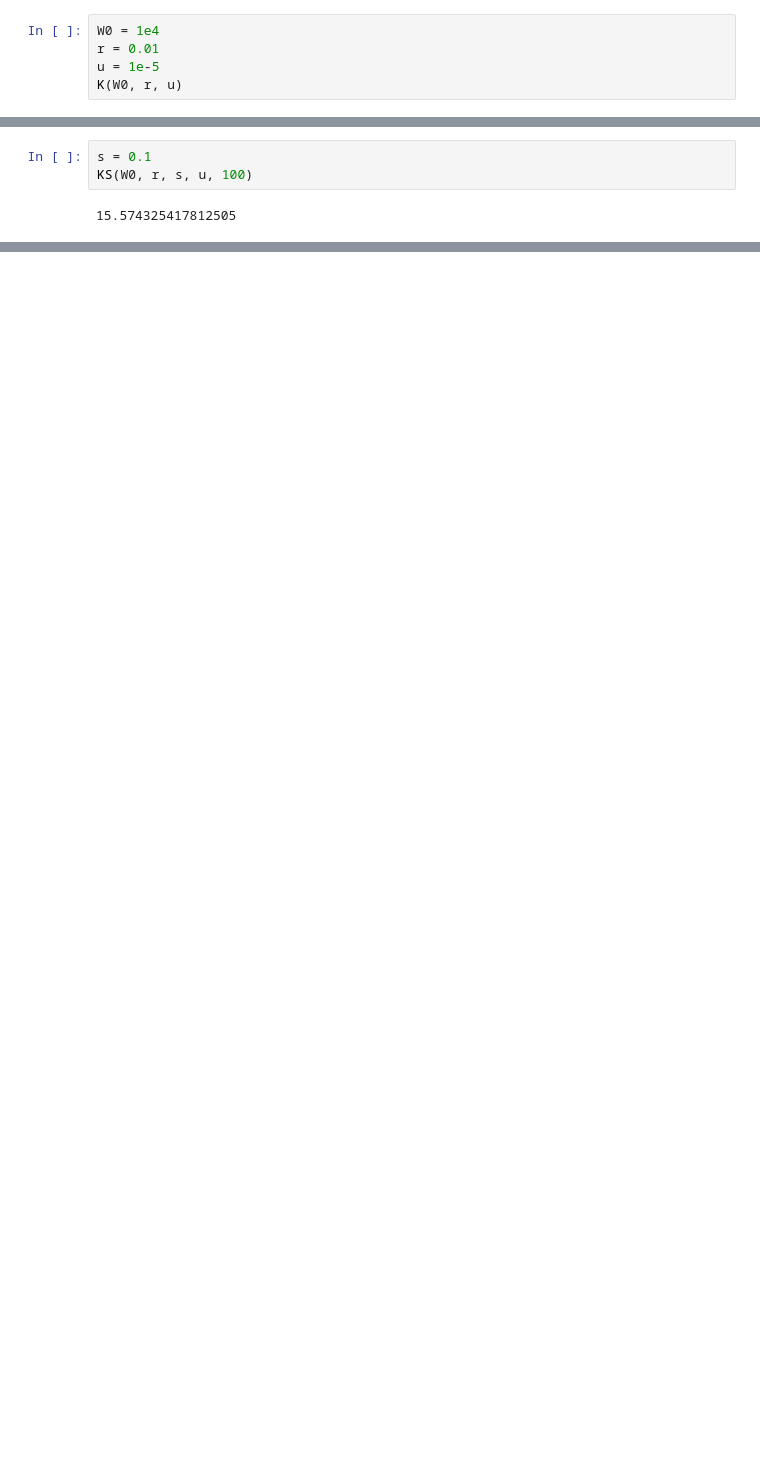
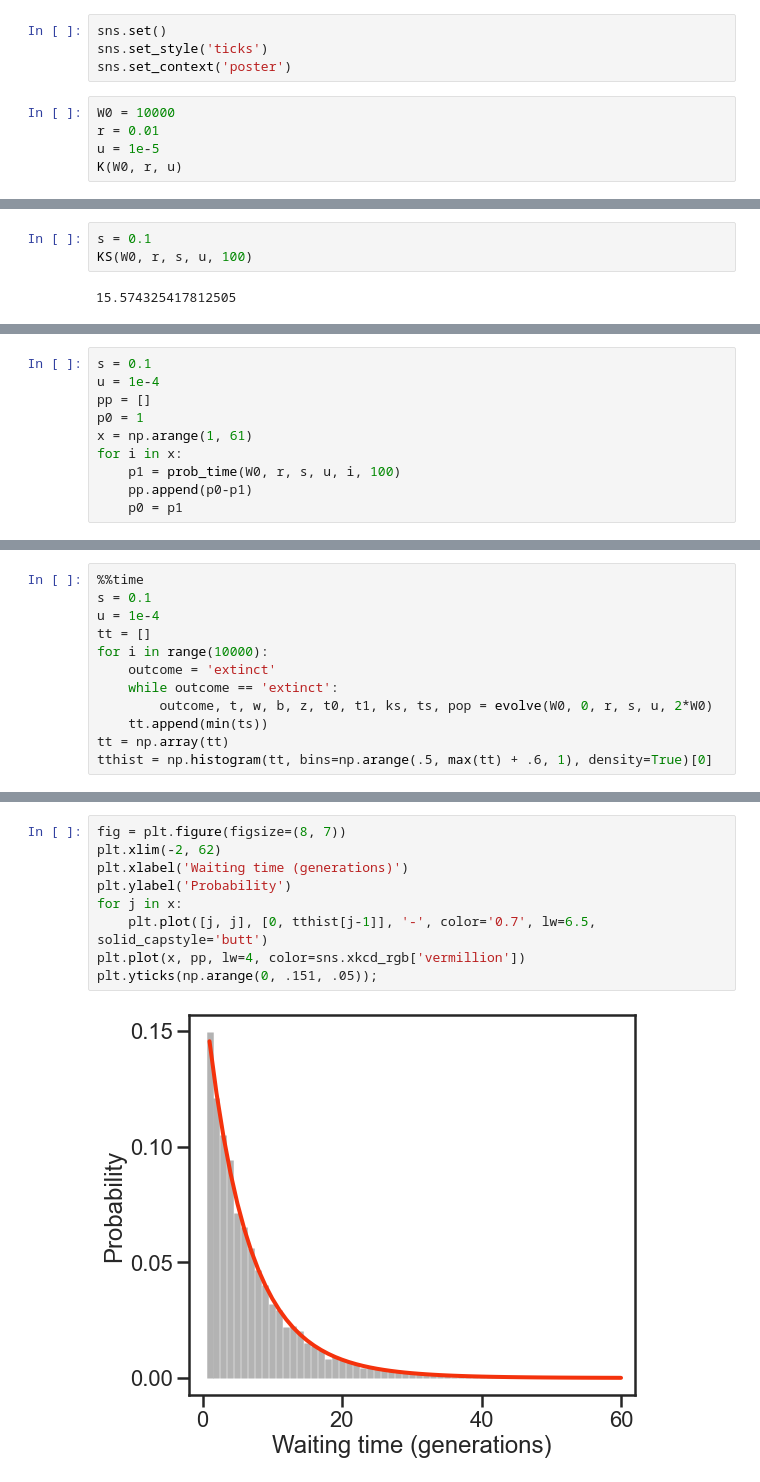
Before and after one commit to rbazev/rescue, a Jupyter notebook: mutations.ipynb, the cells around one changed output, grey strips where cells are left out. Drawn from its saved outputs; the diff is of its cells as text; blank space fills up the shorter version.

```diff
--- a/mutations.ipynb
+++ b/mutations.ipynb
@@ -11,5 +14,9 @@ run rescue_theory.py
+# %%
+sns.set()
+sns.set_style('ticks')
+sns.set_context('poster')
 # %%
-W0 = 1e4
+W0 = 10000
 r = 0.01
 u = 1e-5
 K(W0, r, u)
@@ -60,0 +76,10 @@ KS(W0, r, s, u, 100)
+# %%
+s = 0.1
+u = 1e-4
+pp = []
+p0 = 1
+x = np.arange(1, 61)
+for i in x:
+    p1 = prob_time(W0, r, s, u, i, 100)
+    pp.append(p0-p1)
+    p0 = p1
@@ -60,0 +90,12 @@ KS(W0, r, s, u, 100)
+# %%
+%%time
+s = 0.1
+u = 1e-4
+tt = []
+for i in range(10000):
+    outcome = 'extinct'
+    while outcome == 'extinct':
+        outcome, t, w, b, z, t0, t1, ks, ts, pop = evolve(W0, 0, r, s, u, 2*W0)
+    tt.append(min(ts))
+tt = np.array(tt)
+tthist = np.histogram(tt, bins=np.arange(.5, max(tt) + .6, 1), density=True)[0]
@@ -60,0 +105,11 @@ KS(W0, r, s, u, 100)
+# %%
+fig = plt.figure(figsize=(8, 7))
+plt.xlim(-2, 62)
+plt.xlabel('Waiting time (generations)')
+plt.ylabel('Probability')
+for j in x:
+    plt.plot([j, j], [0, tthist[j-1]], '-', color='0.7', lw=6.5, solid_capstyle='butt')
+plt.plot(x, pp, lw=4, color=sns.xkcd_rgb['vermillion'])
+plt.yticks(np.arange(0, .151, .05));
+# %% [output]
+[figure, added]
```
Also changed, not shown: parts of 10 cells of this notebook.
